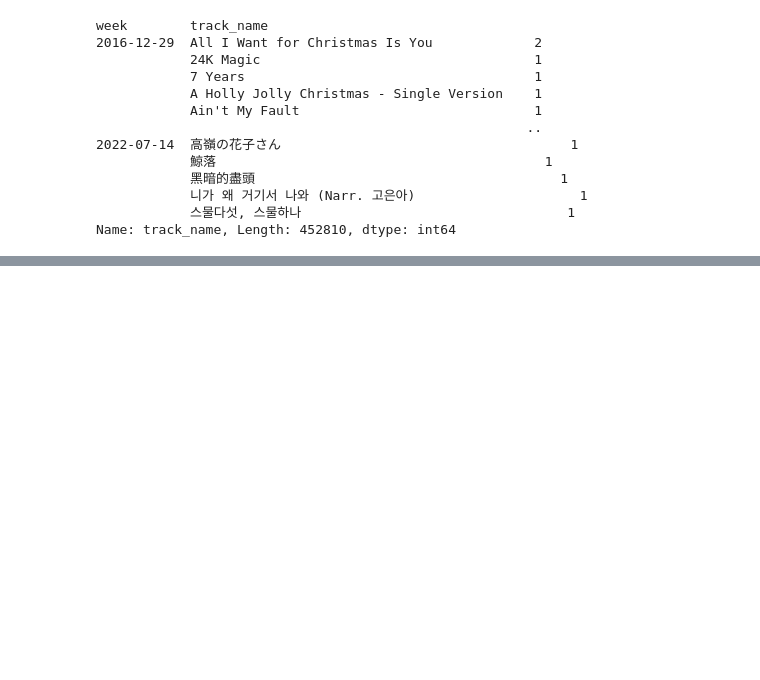
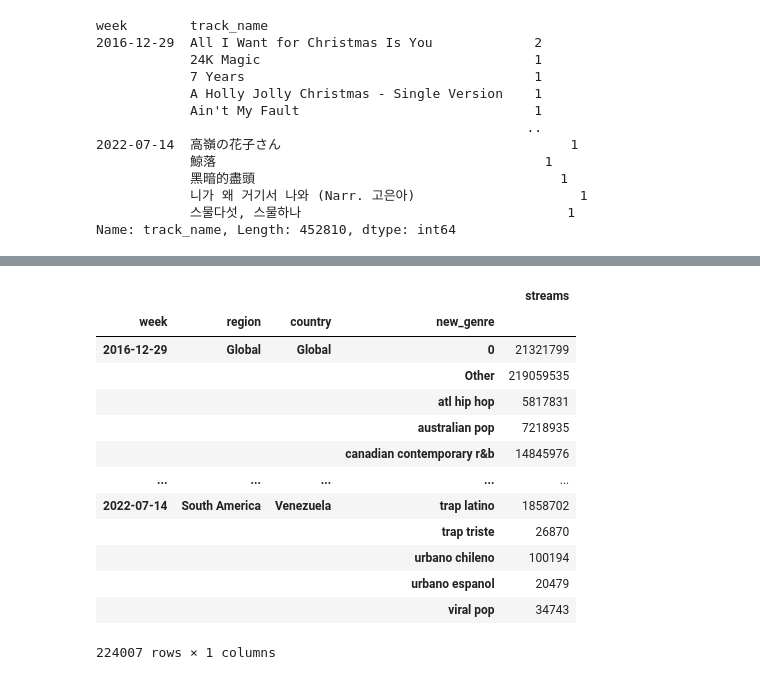
Before and after one commit to Miruku2201/LTKHDL_FinalProject, a Jupyter notebook: Final Project.ipynb, the cells around one changed output, grey strips where cells are left out. Saved outputs shown, nothing was run; the diff lists cells and outputs as text; code cells hidden in the pictures; blank space fills up the shorter version.

```diff
--- a/Final Project.ipynb
+++ b/Final Project.ipynb
@@ -870,0 +921,21 @@ Name: track_name, Length: 452810, dtype: int64
+# %%
+spotify_df["new_genre"] = col
+# %%
+group_country_df = spotify_df.groupby(["week","region", "country","new_genre"])["streams"].sum().to_frame()
+# %%
+group_country_df
+# %% [output]
+|  |  |  |  | streams |
+| week | region | country | new_genre |  |
+| 2016-12-29 | Global | Global | 0 | 21321799 |
+|  |  |  | Other | 219059535 |
+|  |  |  | atl hip hop | 5817831 |
+|  |  |  | australian pop | 7218935 |
+|  |  |  | canadian contemporary r&b | 14845976 |
+| ... | ... | ... | ... | ... |
+| 2022-07-14 | South America | Venezuela | trap latino | 1858702 |
+|  |  |  | trap triste | 26870 |
+|  |  |  | urbano chileno | 100194 |
+|  |  |  | urbano espanol | 20479 |
+|  |  |  | viral pop | 34743 |
+224007 rows × 1 columns
```
Also changed, not shown: parts of 41 cells of this notebook, 2 other files.
